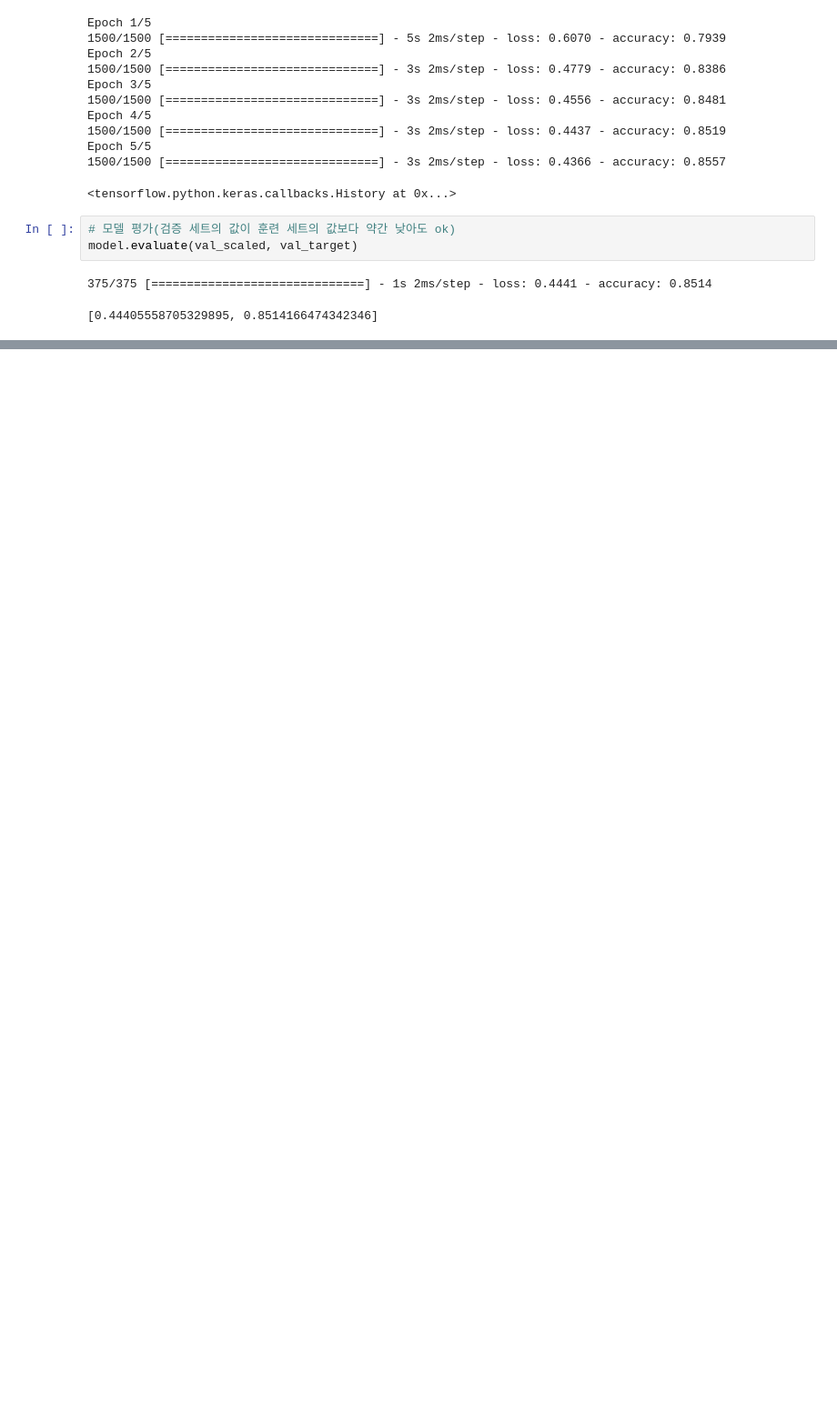
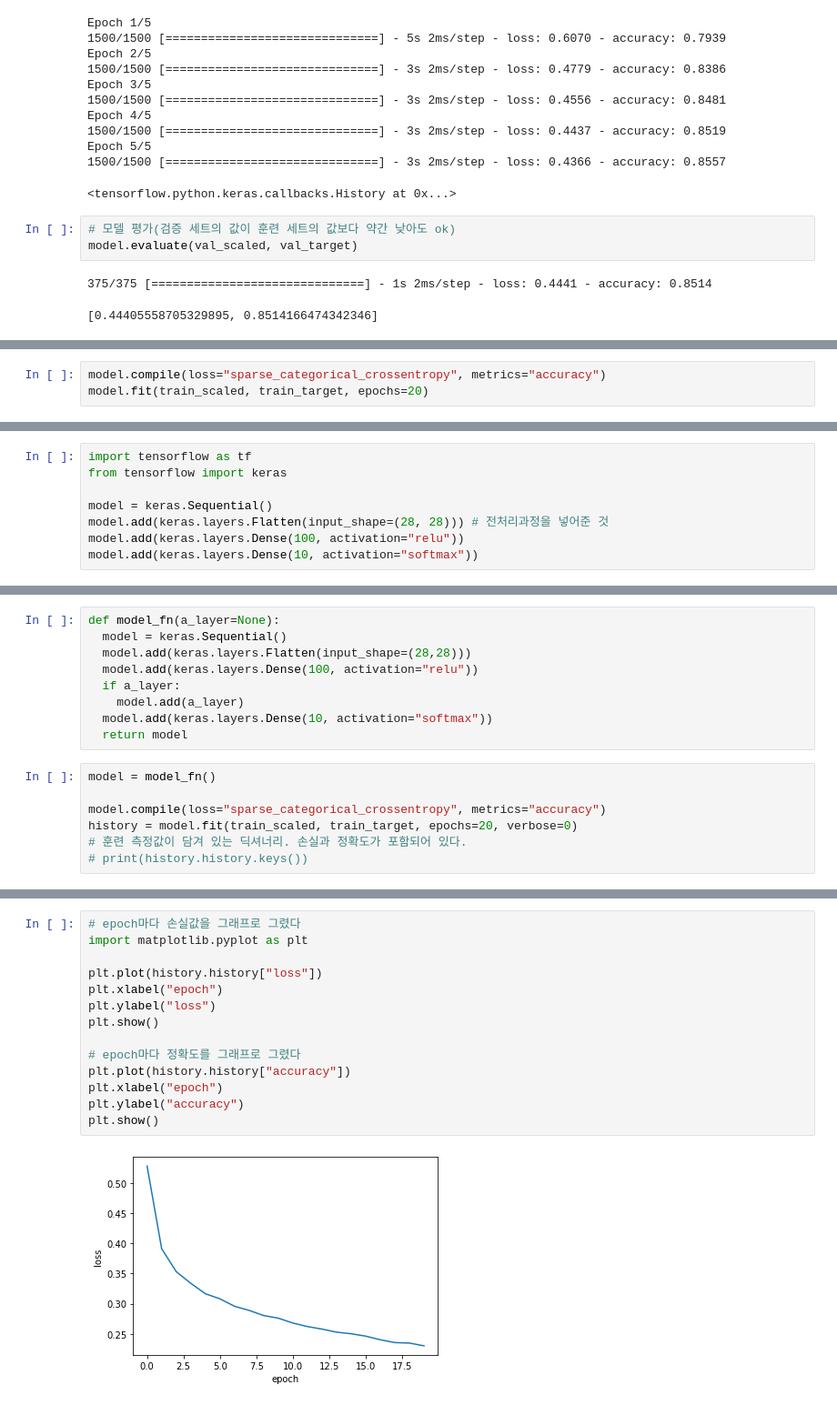
Before and after one commit to Kang-Inprogress/-ML, a Jupyter notebook: 혼공ML_7챕터_인공_신경망!.ipynb, the cells around one changed output, grey strips where cells are left out. Shown at 91% size. Saved outputs shown, nothing was run; the diff lists cells and outputs as text; blank space fills up the shorter version.

```diff
--- a/혼공ML_7챕터_인공_신경망!.ipynb
+++ b/혼공ML_7챕터_인공_신경망!.ipynb
@@ -76,0 +101,3 @@ model.evaluate(val_scaled, val_target)
+# %%
+model.compile(loss="sparse_categorical_crossentropy", metrics="accuracy")
+model.fit(train_scaled, train_target, epochs=20)
@@ -76,0 +136,8 @@ model.evaluate(val_scaled, val_target)
+# %%
+import tensorflow as tf
+from tensorflow import keras
+
+model = keras.Sequential()
+model.add(keras.layers.Flatten(input_shape=(28, 28))) # 전처리과정을 넣어준 것
+model.add(keras.layers.Dense(100, activation="relu"))
+model.add(keras.layers.Dense(10, activation="softmax"))
@@ -76,0 +154,16 @@ model.evaluate(val_scaled, val_target)
+# %%
+def model_fn(a_layer=None):
+  model = keras.Sequential()
+  model.add(keras.layers.Flatten(input_shape=(28,28)))
+  model.add(keras.layers.Dense(100, activation="relu"))
+  if a_layer:
+    model.add(a_layer)
+  model.add(keras.layers.Dense(10, activation="softmax"))
+  return model
+# %%
+model = model_fn()
+
+model.compile(loss="sparse_categorical_crossentropy", metrics="accuracy")
+history = model.fit(train_scaled, train_target, epochs=20, verbose=0)
+# 훈련 측정값이 담겨 있는 딕셔너리. 손실과 정확도가 포함되어 있다.
+# print(history.history.keys())
@@ -76,0 +173,16 @@ model.evaluate(val_scaled, val_target)
+# %%
+# epoch마다 손실값을 그래프로 그렸다
+import matplotlib.pyplot as plt
+
+plt.plot(history.history["loss"])
+plt.xlabel("epoch")
+plt.ylabel("loss")
+plt.show()
+
+# epoch마다 정확도를 그래프로 그렸다
+plt.plot(history.history["accuracy"])
+plt.xlabel("epoch")
+plt.ylabel("accuracy")
+plt.show()
+# %% [output]
+[figure, added]
```
Also changed, not shown: parts of 31 cells of this notebook.
